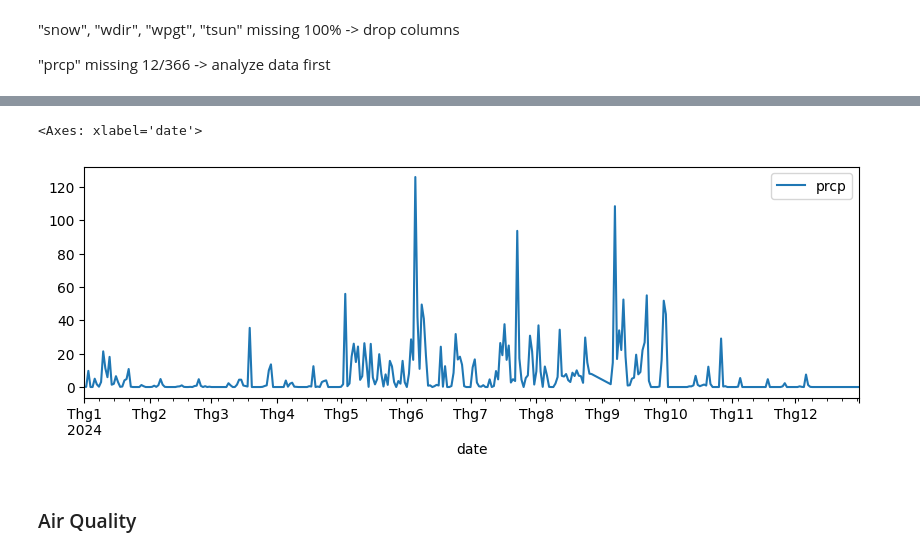
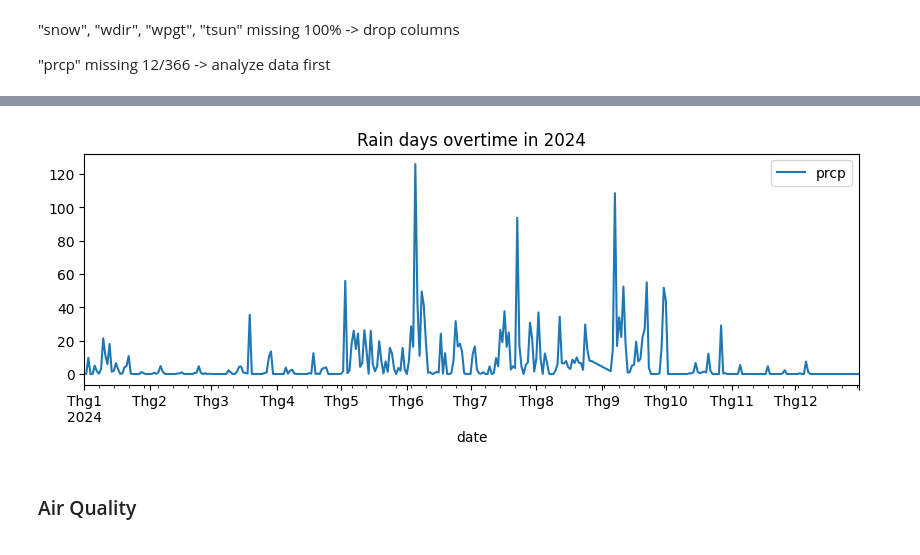
Before and after one commit to tannedjames/2526-LTXLDL-Project-AIT2006-4-3.2, a Jupyter notebook: final/src/main.ipynb, the cells around one changed output, grey strips where cells are left out. Saved outputs shown, nothing was run; the diff lists cells and outputs as text; code cells hidden in the pictures.

Commit message:
Add new figures

```diff
--- a/final/src/main.ipynb
+++ b/final/src/main.ipynb
@@ -101,9 +102,9 @@ weather_df.plot(kind="line", x="date", y="prcp", figsize=(10,3))
 # %%
 weather_df["prcp"] = weather_df["prcp"].interpolate(method="linear")
-weather_df.plot(kind="line", x="date", y="prcp", figsize=(10,3))
+weather_df.plot(kind="line", y="prcp", title="Rain days overtime in 2024", figsize=(10,3))
+plt.savefig("../figures/rain_days_over_time.png", dpi=300, bbox_inches='tight')
 # %% [output]
-<Axes: xlabel='date'>
-[figure, old version]
+[figure, new version]
 # %% [markdown]
 ### Air Quality
 # %%
```
Also changed, not shown: parts of 16 cells of this notebook, 9 other files.
